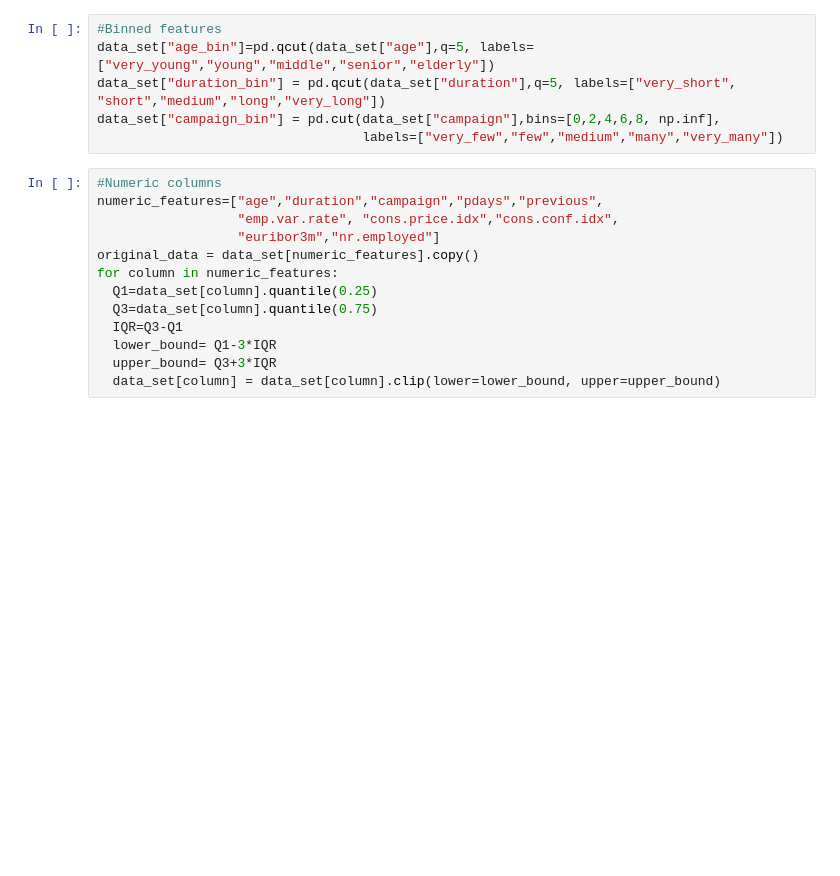
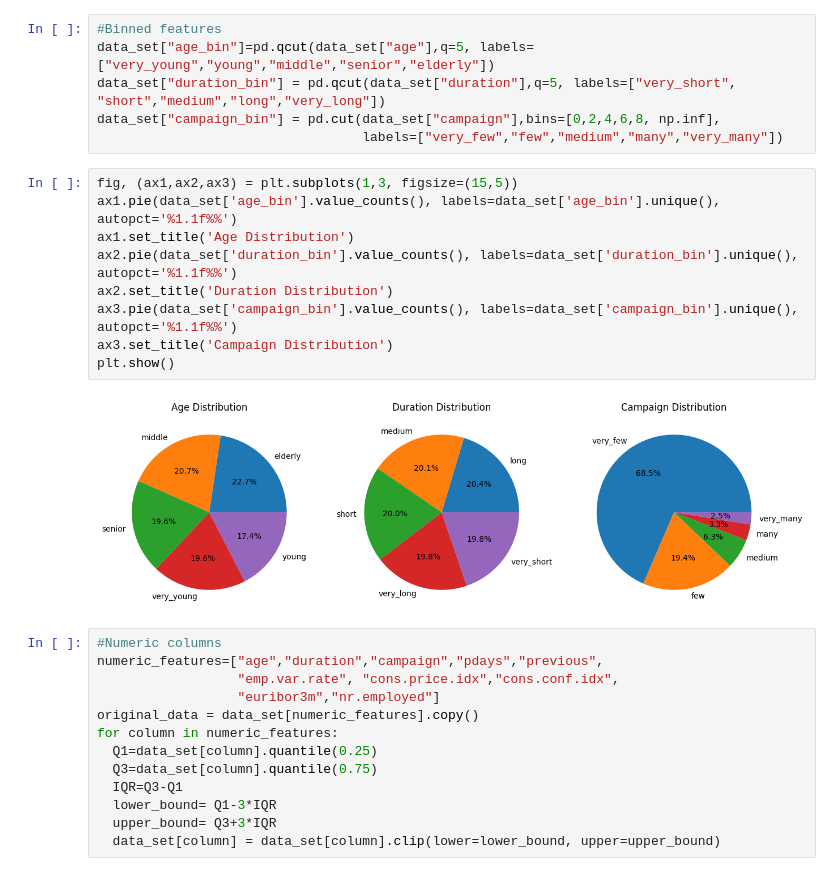
Before and after one commit to kalhara-peiris/bank-marketing-classifier, a Jupyter notebook: ML-CW.ipynb, the cells around one changed output. Cells and saved outputs as stored; diff of their text form; blank space fills up the shorter version.

```diff
--- a/ML-CW.ipynb
+++ b/ML-CW.ipynb
@@ -174,6 +174,17 @@ data_set["age_bin"]=pd.qcut(data_set["age"],q=5, labels=["very_young","young","m
 data_set["duration_bin"] = pd.qcut(data_set["duration"],q=5, labels=["very_short", "short","medium","long","very_long"])
 data_set["campaign_bin"] = pd.cut(data_set["campaign"],bins=[0,2,4,6,8, np.inf],
                                   labels=["very_few","few","medium","many","very_many"])
+# %%
+fig, (ax1,ax2,ax3) = plt.subplots(1,3, figsize=(15,5))
+ax1.pie(data_set['age_bin'].value_counts(), labels=data_set['age_bin'].unique(), autopct='%1.1f%%')
+ax1.set_title('Age Distribution')
+ax2.pie(data_set['duration_bin'].value_counts(), labels=data_set['duration_bin'].unique(), autopct='%1.1f%%')
+ax2.set_title('Duration Distribution')
+ax3.pie(data_set['campaign_bin'].value_counts(), labels=data_set['campaign_bin'].unique(), autopct='%1.1f%%')
+ax3.set_title('Campaign Distribution')
+plt.show()
+# %% [output]
+[figure, added]
 # %%
 #Numeric columns
 numeric_features=["age","duration","campaign","pdays","previous",
```
